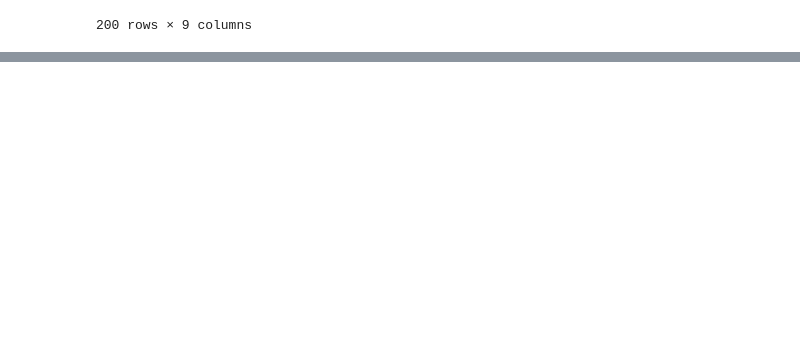
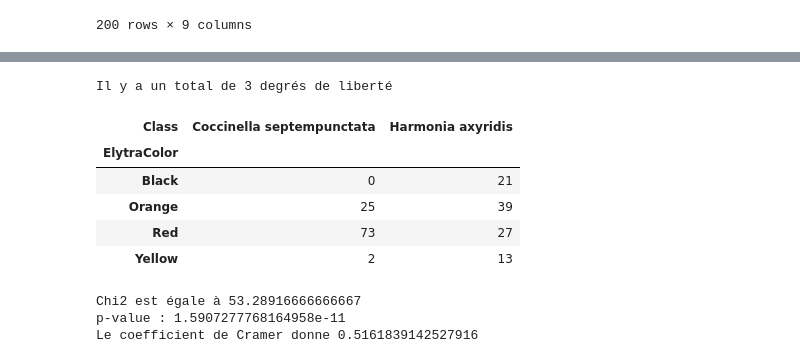
Before and after one commit to PuchToTalk/Ladybug_project, a Jupyter notebook: Project.ipynb, the cells around one changed output, grey strips where cells are left out. Drawn from its saved outputs; the diff is of its cells as text; code cells hidden in the pictures; blank space fills up the shorter version.

```diff
--- a/Project.ipynb
+++ b/Project.ipynb
@@ -508,0 +539,4 @@ df_features.to_csv('final_df.csv')
+# %%
+final_df= pd.read_csv("final_df.csv")
+final_df = final_df.drop(final_df.columns[0], axis=1)
+final_df
@@ -508,0 +650,25 @@ df_features.to_csv('final_df.csv')
+# %%
+
+df_crosstab2 = pd.crosstab(final_df['ElytraColor'], final_df['Class'], rownames = ['ElytraColor'], colnames = ['Class'])
+
+
+print(f"Il y a un total de {degree_of_freedom(df_crosstab2)} degrés de liberté")
+df_crosstab2
+# %% [output]
+Il y a un total de 3 degrés de liberté
+| Class | Coccinella septempunctata | Harmonia axyridis |
+| ElytraColor |  |  |
+| Black | 0 | 21 |
+| Orange | 25 | 39 |
+| Red | 73 | 27 |
+| Yellow | 2 | 13 |
+# %%
+
+chi2, p, degf, ex = chi2_contingency(df_crosstab2)
+print(f"Chi2 est égale à {chi2} ")
+print(f"p-value : {p} ")
+print(f"Le coefficient de Cramer donne {cramer_v(df_crosstab2)}")
+# %% [output]
+Chi2 est égale à 53.28916666666667
+p-value : 1.5907277768164958e-11
+Le coefficient de Cramer donne 0.5161839142527916
```
Also changed, not shown: parts of 39 cells of this notebook.
